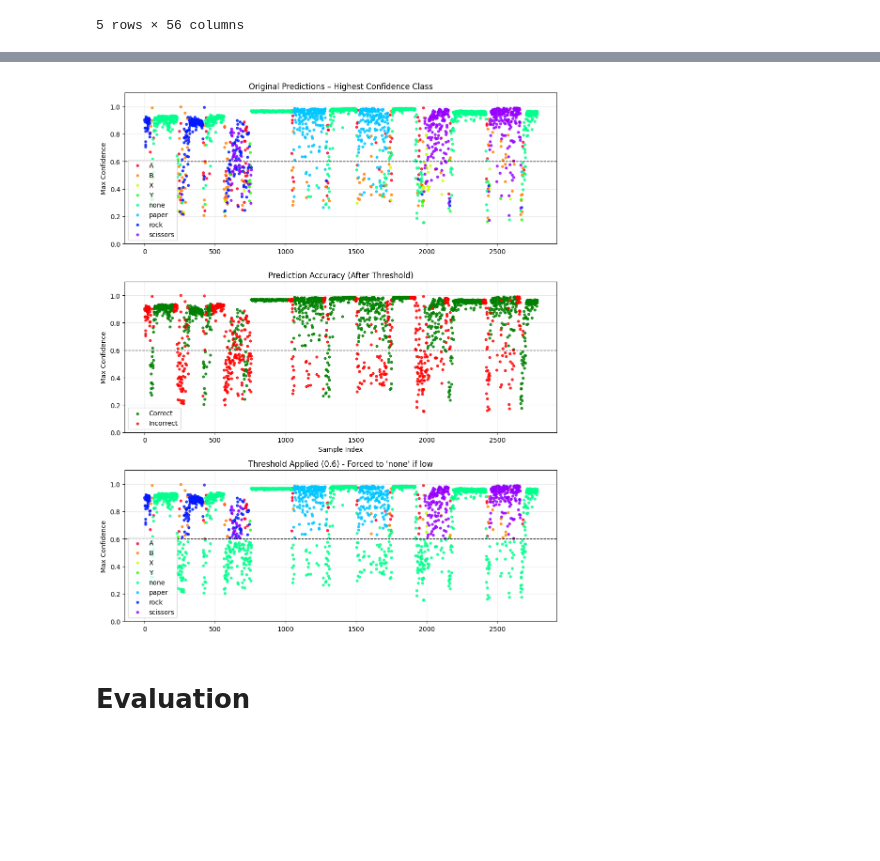
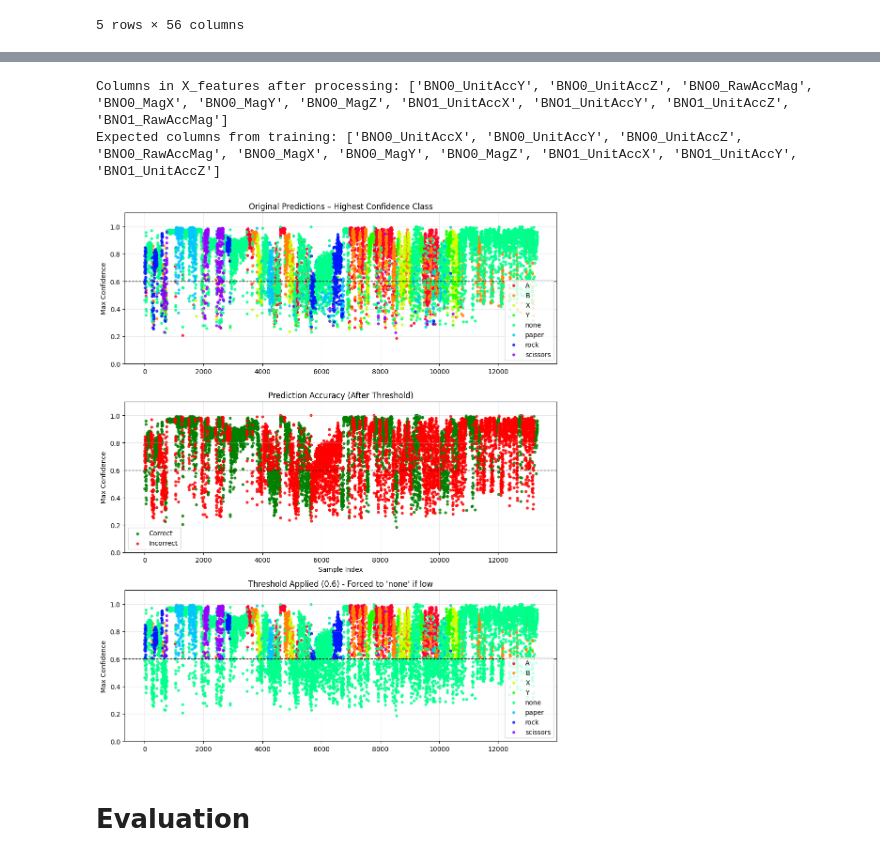
Before and after one commit to amiouepk/ECE-SP-26-18-Capstone-Project, a Jupyter notebook: ML/Test_Rock,_Paper,_Scissors_Classification.ipynb, the cells around one changed output, grey strips where cells are left out. Drawn from its saved outputs; the diff is of its cells as text; code cells hidden in the pictures; blank space fills up the shorter version.

```diff
--- a/ML/Test_Rock,_Paper,_Scissors_Classification.ipynb
+++ b/ML/Test_Rock,_Paper,_Scissors_Classification.ipynb
@@ -440,22 +475,22 @@ class RPSModel(nn.Module):
     def __init__(self, input_features, output_features):
         super().__init__()
         self.net = nn.Sequential(
-            nn.Linear(input_features, 128),
+            nn.Linear(input_features, 256),
+            nn.BatchNorm1d(256),
+            nn.ReLU(),
+            nn.Dropout(0.2),
+
+            nn.Linear(256, 128),
             nn.BatchNorm1d(128),
             nn.ReLU(),
-            nn.Dropout(0.3),
+            nn.Dropout(0.2),
 
             nn.Linear(128, 64),
             nn.BatchNorm1d(64),
             nn.ReLU(),
-            nn.Dropout(0.3),
+            nn.Dropout(0.2),
 
-            nn.Linear(64, 32),
-            nn.BatchNorm1d(32),
-            nn.ReLU(),
-            nn.Dropout(0.3),
-
-            nn.Linear(32, output_features)
+            nn.Linear(64, output_features)
         )
 
     def forward(self, x):
@@ -817,0 +842,17 @@ Dropped 18 gyroscope columns.
+# %%
+# Load test CSV
+df_test = pd.read_csv("data/Glove_v2_norm_wAXYB/output_norm_test.csv", sep=",")
+print("Raw test columns:", df_test.columns.tolist())
+
+# Drop the first column (time) if present
+df_test = df_test.drop(columns=[df_test.columns[0]], errors='ignore')
+df_test.rename(columns={df_test.columns[-1]: 'label'}, inplace=True)
+
+# Apply spike filter (if used during training)
+# df_test = filter_gyro_spikes(df_test, threshold=150.0)
+
+# Drop gyroscope columns (if used during training)
+df_test = drop_gyro_columns(df_test)
+
+# Apply window statistics (MUST match training window size)
+#df_test = get_window_data(df_test, 20)
@@ -825,7 +869,7 @@ df_test.rename(columns={df_test.columns[-1]: 'label'}, inplace=True)
 # mapping2 = {'paper': 0, 'rock': 1, 'scissors': 2, 'none': 3}
 mapping2 = mapping.copy()
 # mapping2["none"] = 3
-df_test["label"] = df_test["label"].astype(str).str.strip().str.lower().map(mapping2)
+df_test["label"] = df_test["label"].astype(str).str.strip().map(mapping2)
 
 # 4. Visualization Setup (ORDER MATTERS!)
 display_labels = ["Paper", "Rock", "Scissors", "None"]
@@ -869,9 +913,10 @@ X_features = testing2.drop(columns=['label'], errors='ignore')
 # Vectorized coercion to ensure all sensor data is numeric
 X_features = X_features.apply(pd.to_numeric, errors='coerce').fillna(0)
 
-# CRITICAL: Align columns with your ORIGINAL training features
-# Replace 'X_train' with whatever your training DataFrame was named (e.g., 'df_train' or 'data')
-X_features = X_features[X_train.columns]
+print("Columns in X_features after processing:", X_features.columns.tolist()[:10])
+print("Expected columns from training:", X_train.columns.tolist()[:10])
+# Force alignment – fill any missing columns with zeros
+X_features = X_features.reindex(columns=X_train.columns, fill_value=0)
 
 # Convert to PyTorch tensor and move to GPU/CPU
 X_new = torch.tensor(X_features.values, dtype=torch.float32).to(device)
@@ -930,34 +975,36 @@ for label, class_idx in mapping.items():
     color = cmap(class_idx / len(mapping))
     ax2.scatter(indices, max_probs[indices], s=12, alpha=0.8, label=label, color=color)
 
 ax2.set_ylabel("Max Confidence")
 ax2.set_ylim(0, 1.1)
 ax2.set_title(f"Threshold Applied ({conf_thres}) - Forced to 'none' if low")
 ax2.axhline(y=conf_thres, color='black', linestyle='--', linewidth=1)
 ax2.legend()
 ax2.grid(alpha=0.3)
 
 # Plot 3: Accuracy (Correct vs Incorrect)
 correct_mask = (pred_classes_thresh == true_numeric2)
 incorrect_mask = (pred_classes_thresh != true_numeric2)
 
 ax3.scatter(np.flatnonzero(correct_mask), max_probs[correct_mask],
             s=12, alpha=0.8, label="Correct", color="green")
 ax3.scatter(np.flatnonzero(incorrect_mask), max_probs[incorrect_mask],
             s=12, alpha=0.8, label="Incorrect", color="red")
 
 ax3.set_xlabel("Sample Index")
 ax3.set_ylabel("Max Confidence")
 ax3.set_ylim(0, 1.1)
 ax3.set_title("Prediction Accuracy (After Threshold)")
 ax3.axhline(y=conf_thres, color='black', linestyle='--', linewidth=1)
 ax3.legend()
 ax3.grid(alpha=0.3)
 
 plt.tight_layout()
 plt.show()
 # %% [output]
+Columns in X_features after processing: ['BNO0_UnitAccY', 'BNO0_UnitAccZ', 'BNO0_RawAccMag', 'BNO0_MagX', 'BNO0_MagY', 'BNO0_MagZ', 'BNO1_UnitAccX', 'BNO1_UnitAccY', 'BNO1_UnitAccZ', 'BNO1_RawAccMag']
+Expected columns from training: ['BNO0_UnitAccX', 'BNO0_UnitAccY', 'BNO0_UnitAccZ', 'BNO0_RawAccMag', 'BNO0_MagX', 'BNO0_MagY', 'BNO0_MagZ', 'BNO1_UnitAccX', 'BNO1_UnitAccY', 'BNO1_UnitAccZ']
-[figure, old version]
+[figure, new version]
 # %% [markdown]
 # Evaluation
 # %% [markdown]
```
Also changed, not shown: parts of 33 cells of this notebook, 13 other files.
